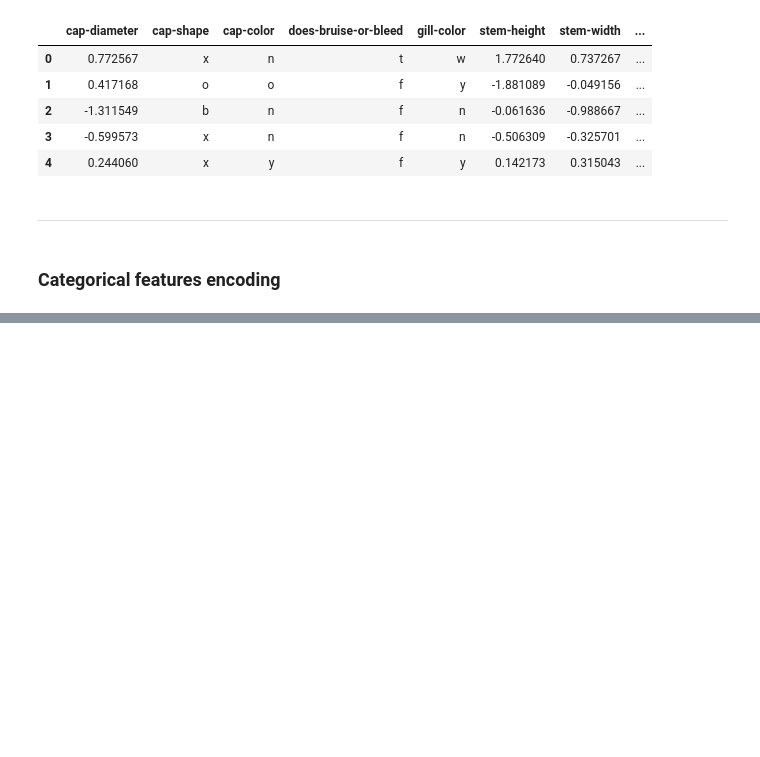
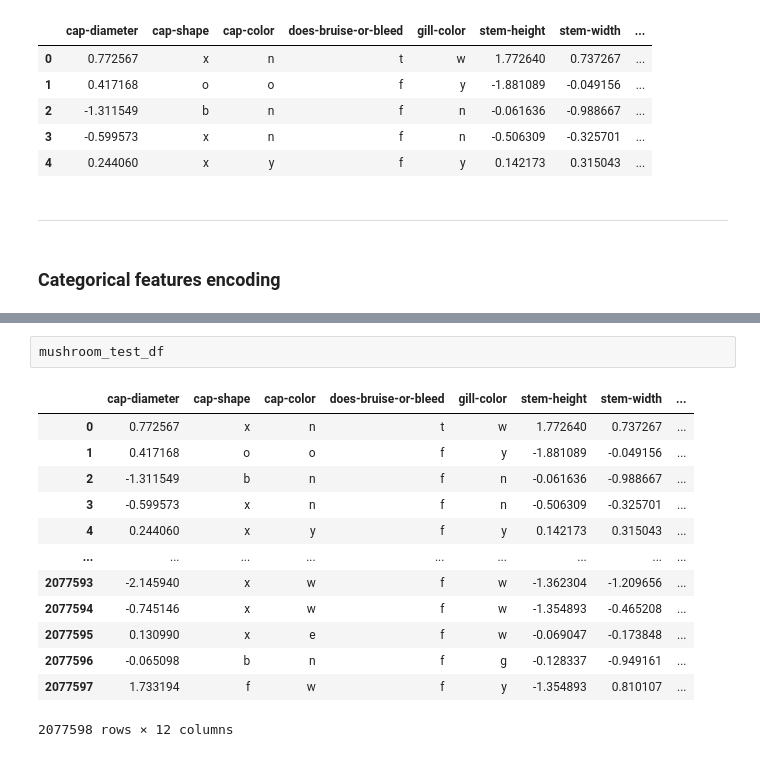
Before and after one commit to NabilAouidad/Poisonous-Mushroom-Prediction, a Jupyter notebook: preprocessing.ipynb, the cells around one changed output, grey strips where cells are left out. Cells and saved outputs as stored; diff of their text form; blank space fills up the shorter version.

```diff
--- a/preprocessing.ipynb
+++ b/preprocessing.ipynb
@@ -134,0 +142,16 @@ encodedValuesMapping["cap-shape"]['f']
+# %%
+mushroom_test_df
+# %% [output]
+|  | cap-diameter | cap-shape | cap-color | does-bruise-or-bleed | gill-color | stem-height | stem-width | ... |
+| 0 | 0.772567 | x | n | t | w | 1.772640 | 0.737267 | ... |
+| 1 | 0.417168 | o | o | f | y | -1.881089 | -0.049156 | ... |
+| 2 | -1.311549 | b | n | f | n | -0.061636 | -0.988667 | ... |
+| 3 | -0.599573 | x | n | f | n | -0.506309 | -0.325701 | ... |
+| 4 | 0.244060 | x | y | f | y | 0.142173 | 0.315043 | ... |
+| ... | ... | ... | ... | ... | ... | ... | ... | ... |
+| 2077593 | -2.145940 | x | w | f | w | -1.362304 | -1.209656 | ... |
+| 2077594 | -0.745146 | x | w | f | w | -1.354893 | -0.465208 | ... |
+| 2077595 | 0.130990 | x | e | f | w | -0.069047 | -0.173848 | ... |
+| 2077596 | -0.065098 | b | n | f | g | -0.128337 | -0.949161 | ... |
+| 2077597 | 1.733194 | f | w | f | y | -1.354893 | 0.810107 | ... |
+2077598 rows × 12 columns
```
Also changed, not shown: parts of 15 cells of this notebook, 1 other file.
